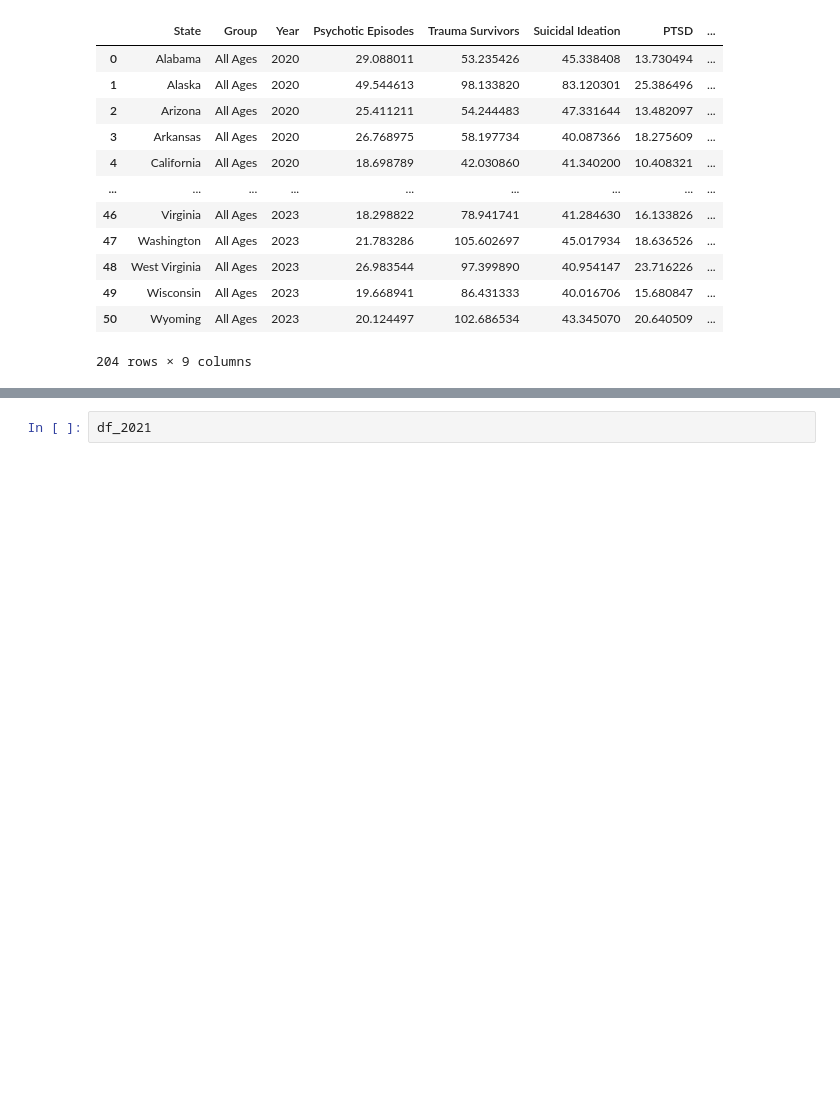
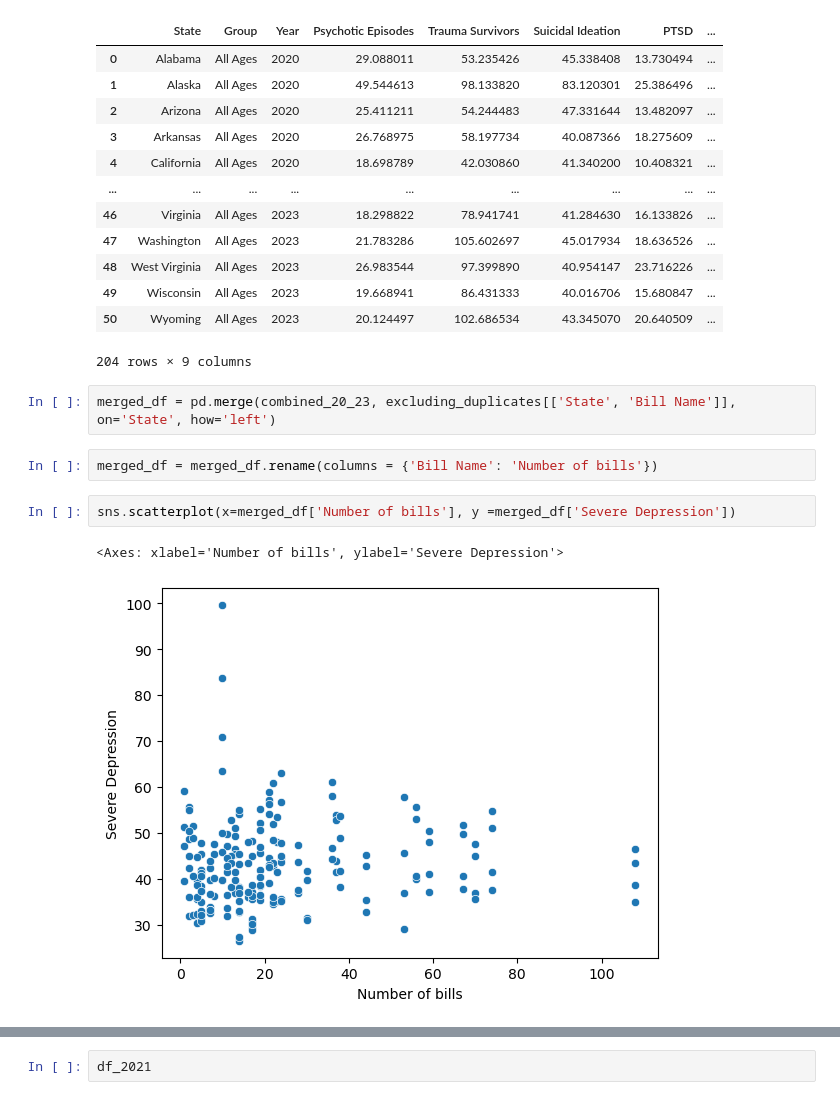
Before and after one commit to sofiatka/LGBTQ-Laws-and-MH, a Jupyter notebook: Draft_EDA.ipynb, the cells around one changed output, grey strips where cells are left out. Cells and saved outputs as stored; diff of their text form; blank space fills up the shorter version.

```diff
--- a/Draft_EDA.ipynb
+++ b/Draft_EDA.ipynb
@@ -51,6 +51,15 @@ combined_20_23
 | 49 | Wisconsin | All Ages | 2023 | 19.668941 | 86.431333 | 40.016706 | 15.680847 | ... |
 | 50 | Wyoming | All Ages | 2023 | 20.124497 | 102.686534 | 43.345070 | 20.640509 | ... |
 204 rows × 9 columns
+# %%
+merged_df = pd.merge(combined_20_23, excluding_duplicates[['State', 'Bill Name']], on='State', how='left')
+# %%
+merged_df = merged_df.rename(columns = {'Bill Name': 'Number of bills'})
+# %%
+sns.scatterplot(x=merged_df['Number of bills'], y =merged_df['Severe Depression'])
+# %% [output]
+<Axes: xlabel='Number of bills', ylabel='Severe Depression'>
+[figure, added]
 # %%
 import pandas as pd
 import numpy as np
```
Also changed, not shown: parts of 14 cells of this notebook, 1 other file.
